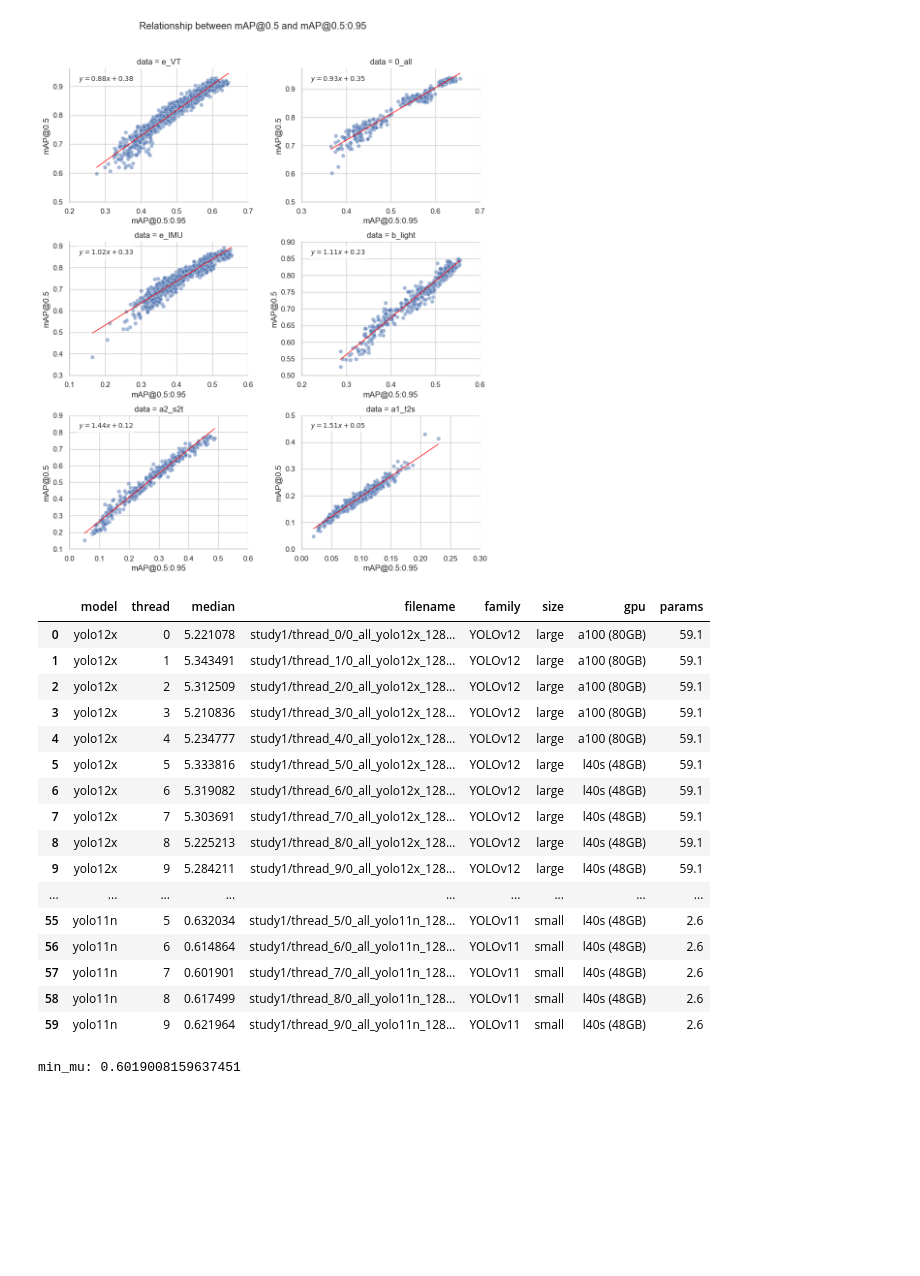
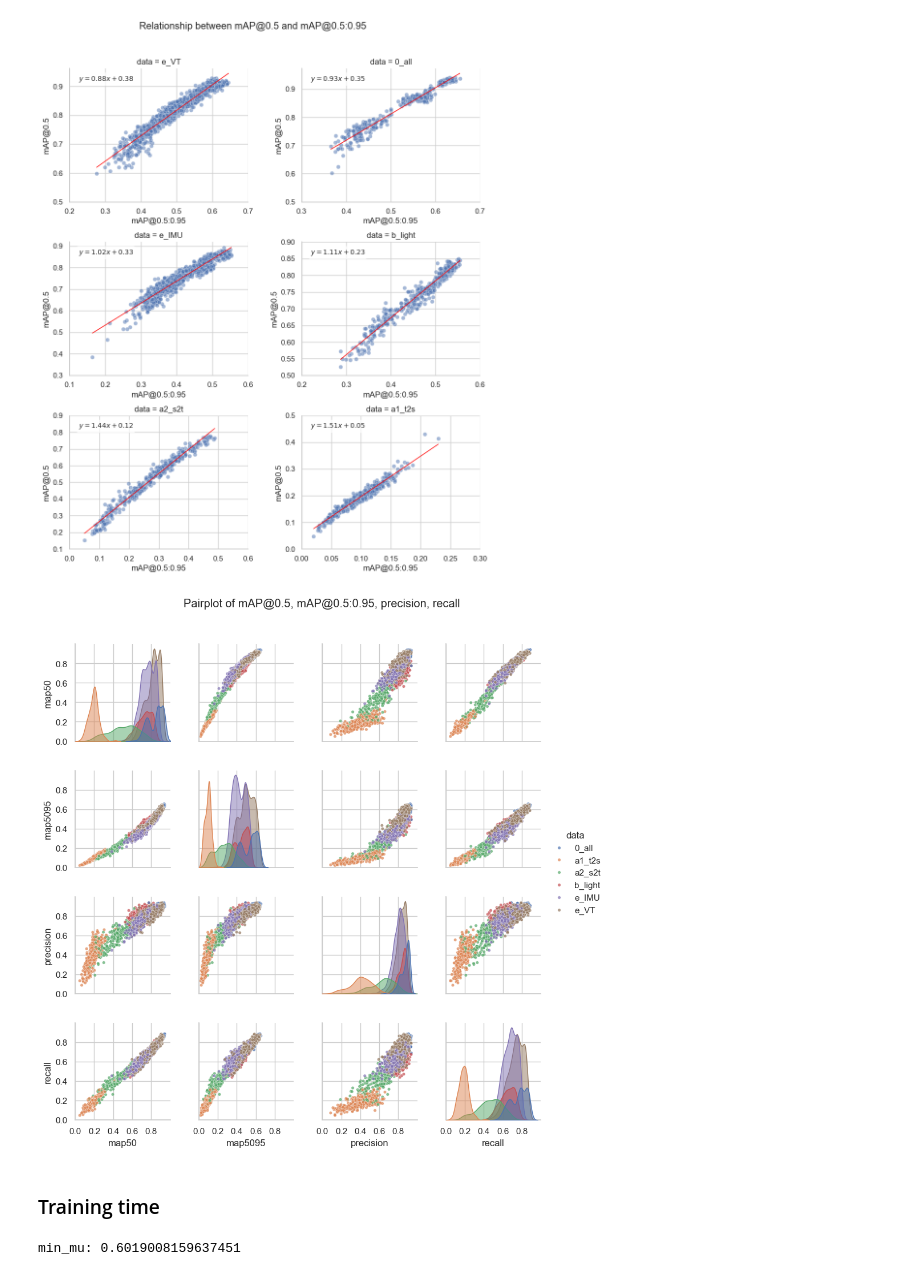
Before and after one commit to Niche-Lab/COLO, a Jupyter notebook: evaluate.ipynb, the cells around one changed output. Drawn from its saved outputs; the diff is of its cells as text; code cells hidden in the pictures; blank space fills up the shorter version.

```diff
--- a/evaluate.ipynb
+++ b/evaluate.ipynb
@@ -238,7 +295,7 @@ g.savefig(PATHS["DIR_SRC"]/"ms"/"r1"/"src"/"fig_s2_overview.png", dpi=300)
 [figure]
 # %%
 # merge data, family, size, map50, map5095
-cols = ["data", "family", "size", "map50", "map5095"]
+cols = ["data", "family", "size", "map50", "map5095", "precision", "recall"]
 df_merge = pd.concat(
     [df_s1.loc[:, cols],
      df_s2.loc[:, cols]],
@@ -316,24 +373,35 @@ g.fig.suptitle("Relationship between mAP@0.5 and mAP@0.5:0.95")
 g.savefig(PATHS["DIR_SRC"]/"ms"/"r1"/"src"/"fig_metrics.png", dpi=300)
 # %% [output]
 [figure]
-# %%
-df_time
-# %% [output]
-|  | model | thread | median | filename | family | size | gpu | params |
-| 0 | yolo12x | 0 | 5.221078 | study1/thread_0/0_all_yolo12x_128... | YOLOv12 | large | a100 (80GB) | 59.1 |
-| 1 | yolo12x | 1 | 5.343491 | study1/thread_1/0_all_yolo12x_128... | YOLOv12 | large | a100 (80GB) | 59.1 |
-| 2 | yolo12x | 2 | 5.312509 | study1/thread_2/0_all_yolo12x_128... | YOLOv12 | large | a100 (80GB) | 59.1 |
-| 3 | yolo12x | 3 | 5.210836 | study1/thread_3/0_all_yolo12x_128... | YOLOv12 | large | a100 (80GB) | 59.1 |
-| 4 | yolo12x | 4 | 5.234777 | study1/thread_4/0_all_yolo12x_128... | YOLOv12 | large | a100 (80GB) | 59.1 |
-| 5 | yolo12x | 5 | 5.333816 | study1/thread_5/0_all_yolo12x_128... | YOLOv12 | large | l40s (48GB) | 59.1 |
-| 6 | yolo12x | 6 | 5.319082 | study1/thread_6/0_all_yolo12x_128... | YOLOv12 | large | l40s (48GB) | 59.1 |
-| 7 | yolo12x | 7 | 5.303691 | study1/thread_7/0_all_yolo12x_128... | YOLOv12 | large | l40s (48GB) | 59.1 |
-| 8 | yolo12x | 8 | 5.225213 | study1/thread_8/0_all_yolo12x_128... | YOLOv12 | large | l40s (48GB) | 59.1 |
-| 9 | yolo12x | 9 | 5.284211 | study1/thread_9/0_all_yolo12x_128... | YOLOv12 | large | l40s (48GB) | 59.1 |
-| ... | ... | ... | ... | ... | ... | ... | ... | ... |
-| 55 | yolo11n | 5 | 0.632034 | study1/thread_5/0_all_yolo11n_128... | YOLOv11 | small | l40s (48GB) | 2.6 |
-| 56 | yolo11n | 6 | 0.614864 | study1/thread_6/0_all_yolo11n_128... | YOLOv11 | small | l40s (48GB) | 2.6 |
-| 57 | yolo11n | 7 | 0.601901 | study1/thread_7/0_all_yolo11n_128... | YOLOv11 | small | l40s (48GB) | 2.6 |
-| 58 | yolo11n | 8 | 0.617499 | study1/thread_8/0_all_yolo11n_128... | YOLOv11 | small | l40s (48GB) | 2.6 |
-| 59 | yolo11n | 9 | 0.621964 | study1/thread_9/0_all_yolo11n_128... | YOLOv11 | small | l40s (48GB) | 2.6 |
+# %%
+# seaborn scatter plot (map5095, precision, recall) pairplot
+g = sns.pairplot(df_merge,
+    hue="data",
+    vars=["map50", "map5095", "precision", "recall"],
+    diag_kind="kde",
+    # palette=sns.color_palette("husl", 6),
+    height=2.5,
+    # dot size
+    plot_kws={"s": 15, "alpha": 0.7},
+    diag_kws={"fill": True, "alpha": 0.5},
+)
+# set axis tick labels to 0.2 intervals in range [0, 1]
+for ax in g.axes.flatten():
+
+    ax.set_xticks(np.arange(0, 1, 0.2))
+    ax.set_yticks(np.arange(0, 1, 0.2))
+    # set limits to 0, 1
+    ax.set_xlim(0, 1)
+    ax.set_ylim(0, 1)
+    ax.grid(True)
+
+g.figure.set_size_inches(10, 10)
+g.figure.subplots_adjust(top=0.9, hspace=0.3, wspace=0.3)
+g.fig.suptitle("Pairplot of mAP@0.5, mAP@0.5:0.95, precision, recall")
+# save
+g.savefig(PATHS["DIR_SRC"]/"ms"/"r1"/"src"/"fig_metrics.png", dpi=300)
+# %% [output]
+[figure, added]
+# %% [markdown]
+### Training time
 # %%
```
Also changed, not shown: parts of 12 cells of this notebook, 11 other files.
